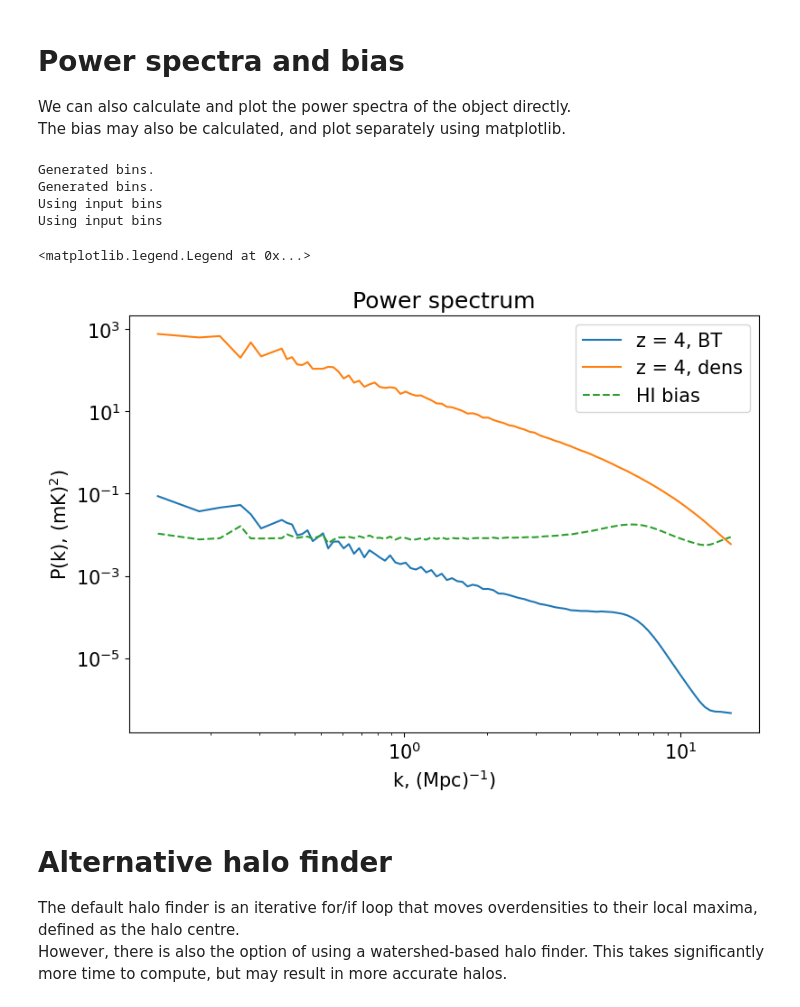
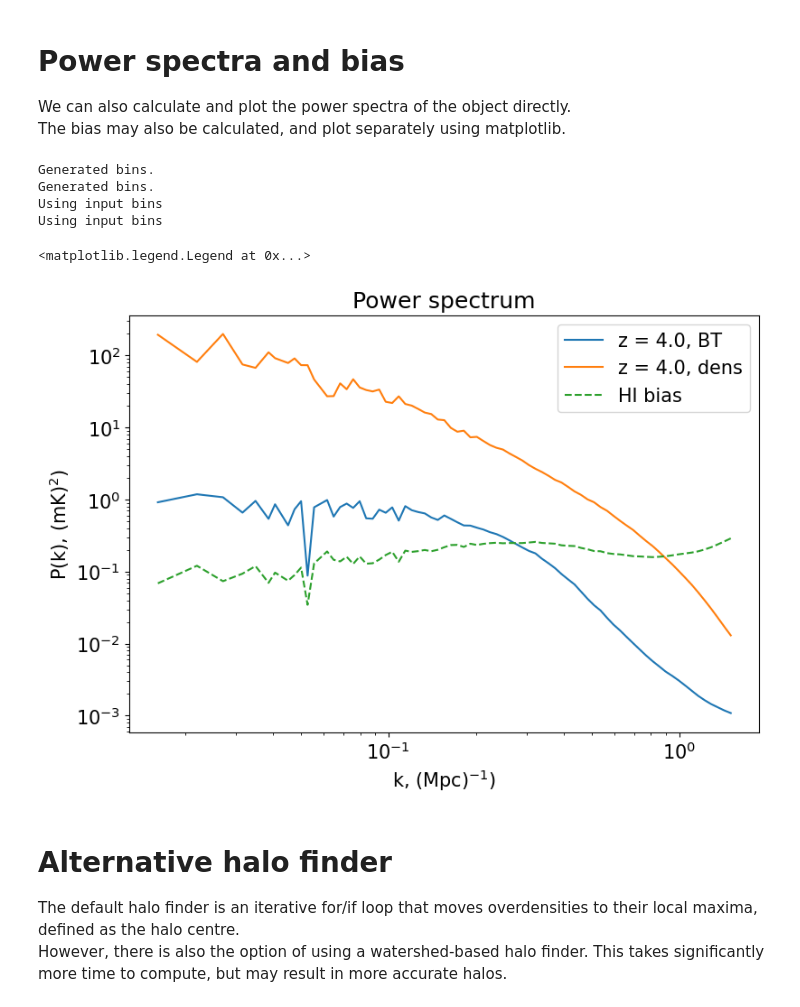
Before and after one commit to raxquax123/postEoR, a Jupyter notebook: examples.ipynb, the cells around one changed output. Cells and saved outputs as stored; diff of their text form; code cells hidden in the pictures.

```diff
--- a/examples.ipynb
+++ b/examples.ipynb
@@ -19,7 +19,8 @@ cone = gen.generate_cone(
     delta_z=redshift_range,
     HII_dim=no_of_cells,
     box_len=phys_length,
-    overdens_cap=overdens_cap
+    overdens_cap=overdens_cap,
+    use_watershed=True
 )
 # %% [output]
 abt to convolve
@@ -81,6 +63,0 @@ abt to convolve
-# %%
-import matplotlib.pyplot as plt
-plt.rcParams['figure.figsize'] = [9, 6]
-box.gen_hmf(title="New iterative halo finder, 50/250, overdens_cap=1.686", set_bins=True)
-plt.ylim(1e-7, 1e1)
-plt.xlim(left=5e8,right=1e12)
@@ -116,18 +68,18 @@ We can also calculate and plot the power spectra of the object directly. <br>
 The bias may also be calculated, and plot separately using matplotlib.
 # %%
 import matplotlib.pyplot as plt
-_, _, _ = box.get_PS("BT", color="tab:blue")
-_, _, _ = box.get_PS("dens", color="tab:orange")
-k2, bias = box.get_bias()
+_, _, _ = cone.get_PS("BT", color="tab:blue")
+_, _, _ = cone.get_PS("dens", color="tab:orange")
+k2, bias = cone.get_bias()
 plt.plot(k2, bias, color="tab:green", linestyle="--", label="HI bias")
 plt.legend()
 # %% [output]
 Generated bins.
 Generated bins.
 Using input bins
 Using input bins
 <matplotlib.legend.Legend at 0x...>
-[figure, old version]
+[figure, new version]
 # %% [markdown]
 # Alternative halo finder
 
```
Also changed, not shown: parts of 12 cells of this notebook, 7 other files.
